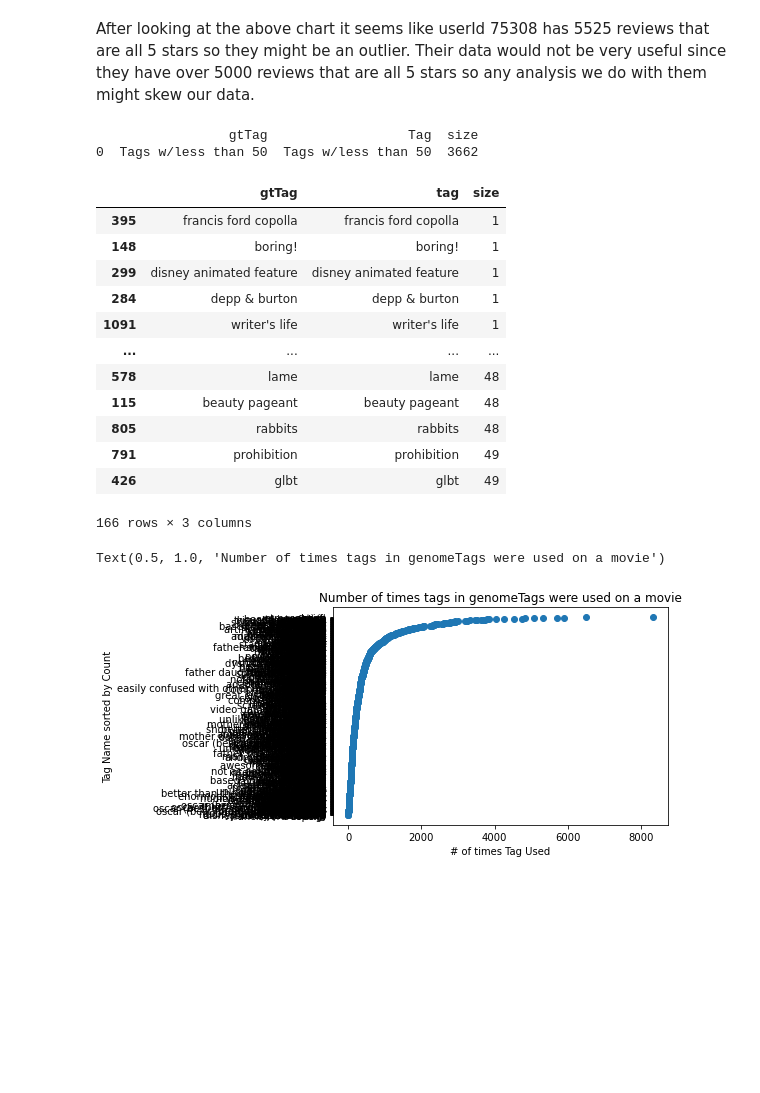
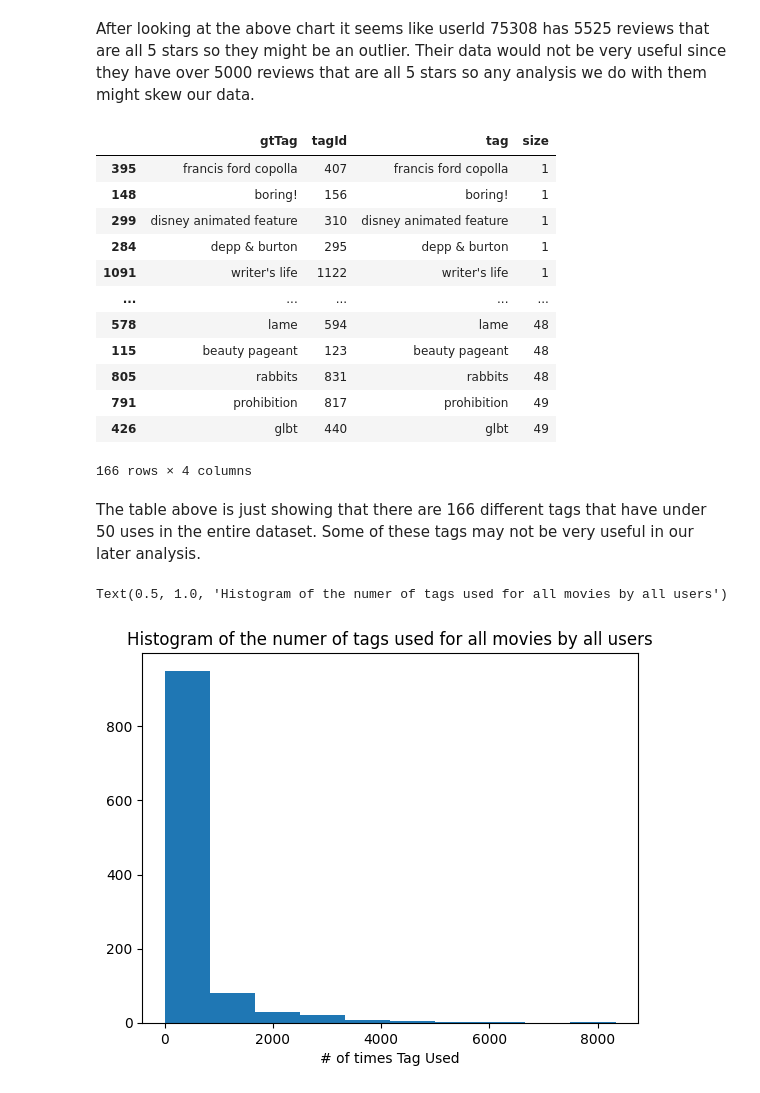
Before and after one commit to rkbhkp/Movie-Recomendation-with-ML, a Jupyter notebook: Milestone_2.ipynb, the cells around one changed output. Cells and saved outputs as stored; diff of their text form; code cells hidden in the pictures; blank space fills up the shorter version.

Commit message:
Changed to a histogram

```diff
--- a/Milestone_2.ipynb
+++ b/Milestone_2.ipynb
@@ -368,7 +373,7 @@ After looking at the above chart it seems like userId 75308 has 5525 reviews tha
 # Checking links for outliers
 # Check the top 10 timestamps
 
-q = """SELECT gt.tag as gtTag, t.tag
+q = """SELECT gt.tag as gtTag, gt.tagid, t.tag
     FROM genomeTags as gt
     join tags as t
     on gt.tag = t.tag;"""
@@ -381,17 +386,3 @@ tag_count = pysqdf(q)
 tag_count_size = tag_count.groupby(tag_count.columns.tolist(),as_index=False).size()
 # %%
 tag_count_size = tag_count_size.sort_values(['size'])
-# %%
-q = """select * from tag_count_size as s
-    where s.size > 50;"""
-q2 = '''SELECT "Tags w/less than 50" as gtTag, "Tags w/less than 50" as Tag, sum(size) as size
-    FROM tag_count_size
-    where size < 50;'''
-# q2 = """SELECT *
-# FROM tags
-# where tag="sci-fi";"""
-pysqdf(q).to_csv("lessthan50.csv")
-print(pysqdf(q2))
-# %% [output]
-                 gtTag                  Tag  size
-0  Tags w/less than 50  Tags w/less than 50  3662
@@ -398,24 +392,25 @@ print(pysqdf(q2))
 # %%
-tag_count_size.loc[tag_count_size['size'] < 50]
+tag_count_size.loc[tag_count_size['size'] < 50, ]
 # %% [output]
-|  | gtTag | tag | size |
-| 395 | francis ford copolla | francis ford copolla | 1 |
-| 148 | boring! | boring! | 1 |
-| 299 | disney animated feature | disney animated feature | 1 |
-| 284 | depp & burton | depp & burton | 1 |
-| 1091 | writer's life | writer's life | 1 |
-| ... | ... | ... | ... |
-| 578 | lame | lame | 48 |
-| 115 | beauty pageant | beauty pageant | 48 |
-| 805 | rabbits | rabbits | 48 |
-| 791 | prohibition | prohibition | 49 |
-| 426 | glbt | glbt | 49 |
+|  | gtTag | tagId | tag | size |
+| 395 | francis ford copolla | 407 | francis ford copolla | 1 |
+| 148 | boring! | 156 | boring! | 1 |
+| 299 | disney animated feature | 310 | disney animated feature | 1 |
+| 284 | depp & burton | 295 | depp & burton | 1 |
+| 1091 | writer's life | 1122 | writer's life | 1 |
+| ... | ... | ... | ... | ... |
+| 578 | lame | 594 | lame | 48 |
+| 115 | beauty pageant | 123 | beauty pageant | 48 |
+| 805 | rabbits | 831 | rabbits | 48 |
+| 791 | prohibition | 817 | prohibition | 49 |
+| 426 | glbt | 440 | glbt | 49 |
-166 rows × 3 columns
+166 rows × 4 columns
+# %% [markdown]
+The table above is just showing that there are 166 different tags that have under 50 uses in the entire dataset. Some of these tags may not be very useful in our later analysis.
 # %%
-plt.scatter(tag_count_size['size'], tag_count_size['tag'] )
+plt.hist(tag_count_size['size'] )
 plt.xlabel("# of times Tag Used")
-plt.ylabel("Tag Name sorted by Count")
-plt.title("Number of times tags in genomeTags were used on a movie")
+plt.title("Histogram of the numer of tags used for all movies by all users")
 # %% [output]
-Text(0.5, 1.0, 'Number of times tags in genomeTags were used on a movie')
+Text(0.5, 1.0, 'Histogram of the numer of tags used for all movies by all users')
-[figure, old version]
+[figure, new version]
```
Also changed, not shown: parts of 2 cells of this notebook.
